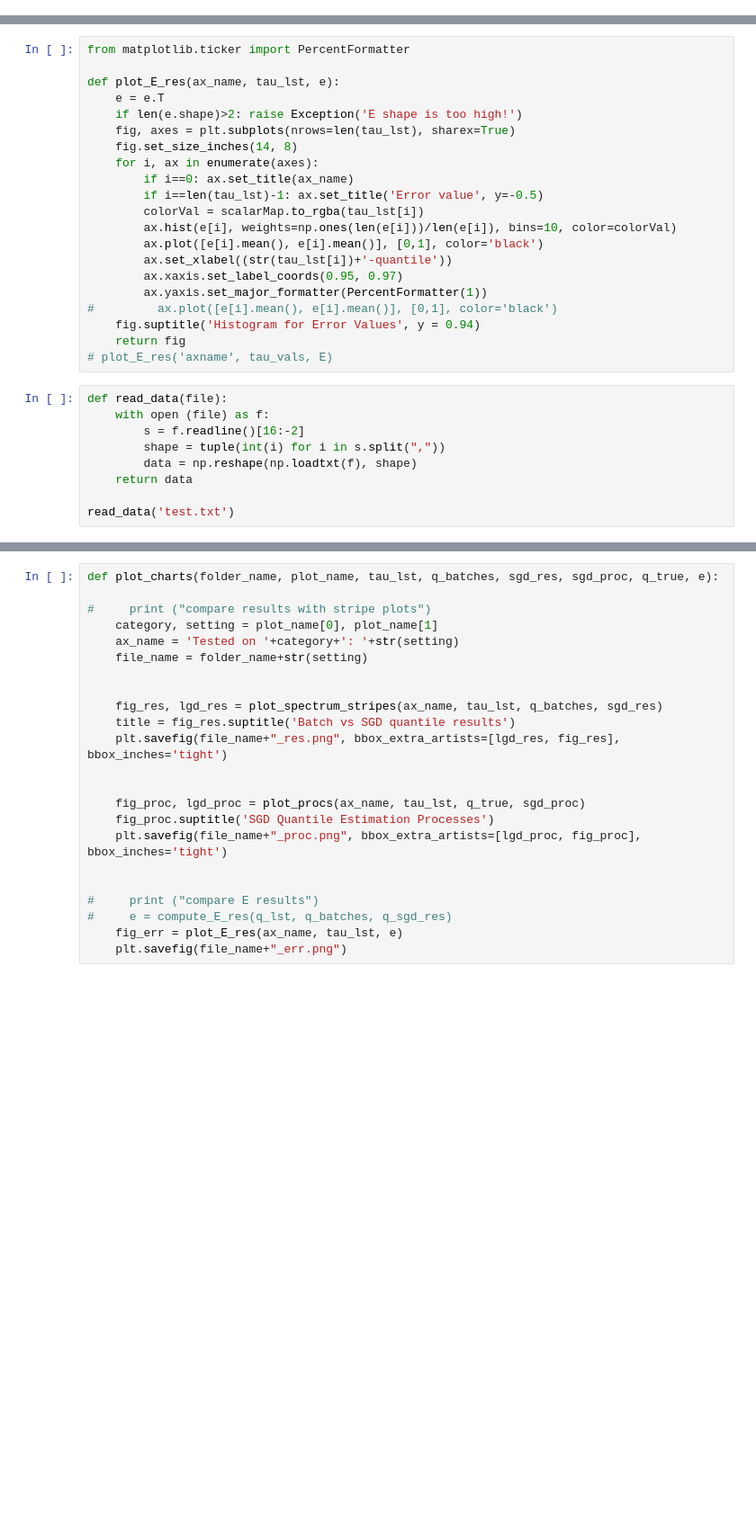
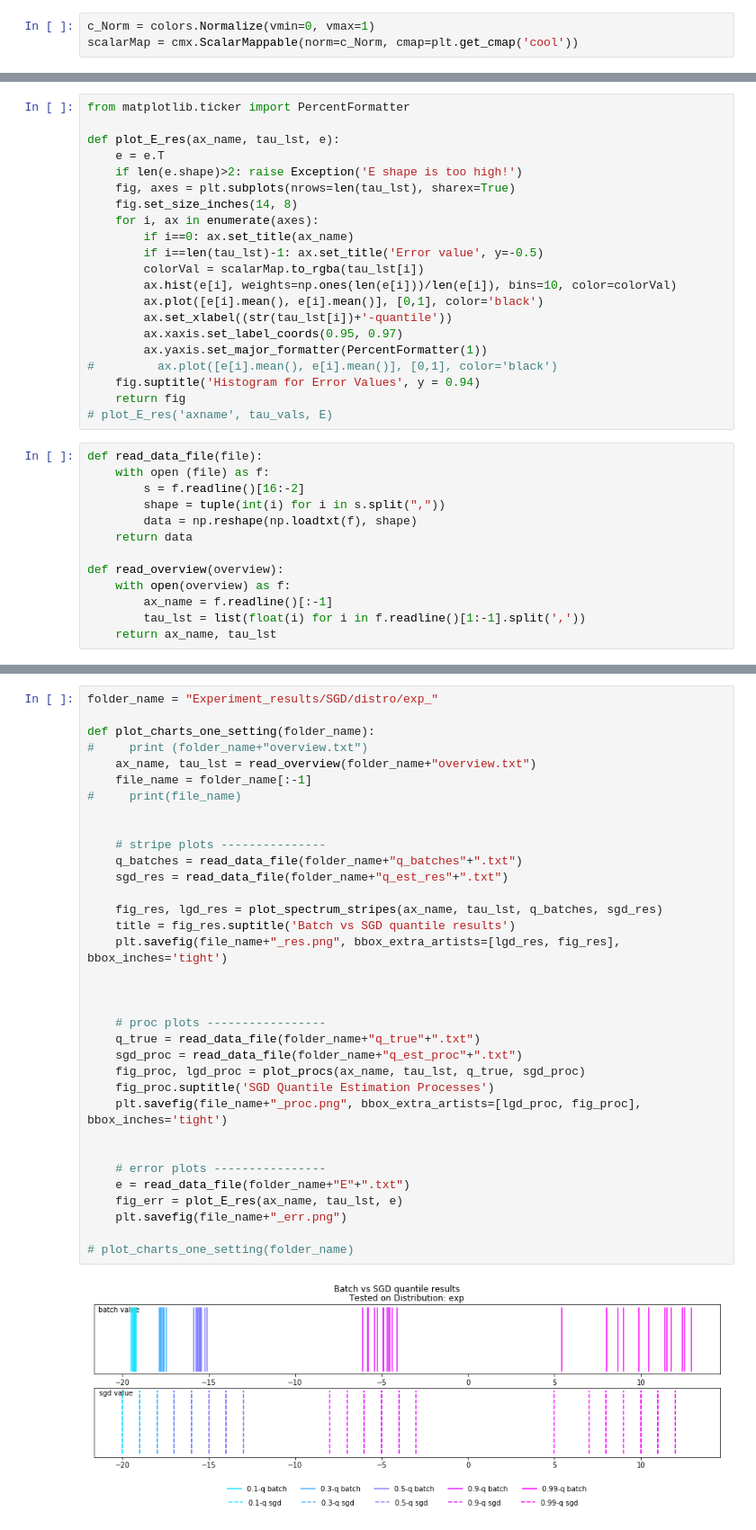
Before and after one commit to chengsoonong/eheye, a Jupyter notebook: QuantEst/sgd_est_experiment/Experiment_plots.ipynb, the cells around one changed output, grey strips where cells are left out. Shown at 90% size. Drawn from its saved outputs; the diff is of its cells as text; blank space fills up the shorter version.

Commit message:
SGD experiment plots with dataset done

```diff
--- a/QuantEst/sgd_est_experiment/Experiment_plots.ipynb
+++ b/QuantEst/sgd_est_experiment/Experiment_plots.ipynb
@@ -10,3 +13,6 @@ import os
+# %%
+c_Norm = colors.Normalize(vmin=0, vmax=1)
+scalarMap = cmx.ScalarMappable(norm=c_Norm, cmap=plt.get_cmap('cool'))
 # %%
 def plot_one_proc(tau_lst, q_proc, ax, label_on):
     for idx, q in enumerate(q_proc):
@@ -162,11 +169,15 @@ def plot_E_res(ax_name, tau_lst, e):
     return fig
 # plot_E_res('axname', tau_vals, E)
 # %%
-def read_data(file):
+def read_data_file(file):
     with open (file) as f:
         s = f.readline()[16:-2]
         shape = tuple(int(i) for i in s.split(","))
         data = np.reshape(np.loadtxt(f), shape)
     return data
 
-read_data('test.txt')
+def read_overview(overview):
+    with open(overview) as f:
+        ax_name = f.readline()[:-1]
+        tau_lst = list(float(i) for i in f.readline()[1:-1].split(','))
+    return ax_name, tau_lst
@@ -191,23 +184,36 @@ array([[[6.3939354e-08, 4.8248889e-08, 2.3890933e-08, 7.3412003e-08,
 # %%
-def plot_charts(folder_name, plot_name, tau_lst, q_batches, sgd_res, sgd_proc, q_true, e):
+folder_name = "Experiment_results/SGD/distro/exp_"
 
-#     print ("compare results with stripe plots")
-    category, setting = plot_name[0], plot_name[1]
-    ax_name = 'Tested on '+category+': '+str(setting)
-    file_name = folder_name+str(setting)
+def plot_charts_one_setting(folder_name):
+#     print (folder_name+"overview.txt")
+    ax_name, tau_lst = read_overview(folder_name+"overview.txt")
+    file_name = folder_name[:-1]
+#     print(file_name)
 
+
+    # stripe plots ---------------
+    q_batches = read_data_file(folder_name+"q_batches"+".txt")
+    sgd_res = read_data_file(folder_name+"q_est_res"+".txt")
 
     fig_res, lgd_res = plot_spectrum_stripes(ax_name, tau_lst, q_batches, sgd_res)
     title = fig_res.suptitle('Batch vs SGD quantile results')
     plt.savefig(file_name+"_res.png", bbox_extra_artists=[lgd_res, fig_res], bbox_inches='tight')
 
 
+
+    # proc plots -----------------
+    q_true = read_data_file(folder_name+"q_true"+".txt")
+    sgd_proc = read_data_file(folder_name+"q_est_proc"+".txt")
     fig_proc, lgd_proc = plot_procs(ax_name, tau_lst, q_true, sgd_proc)
     fig_proc.suptitle('SGD Quantile Estimation Processes')
     plt.savefig(file_name+"_proc.png", bbox_extra_artists=[lgd_proc, fig_proc], bbox_inches='tight')
 
 
-#     print ("compare E results")
-#     e = compute_E_res(q_lst, q_batches, q_sgd_res)
+    # error plots ----------------
+    e = read_data_file(folder_name+"E"+".txt")
     fig_err = plot_E_res(ax_name, tau_lst, e)
     plt.savefig(file_name+"_err.png")
+
+# plot_charts_one_setting(folder_name)
+# %% [output]
+[figure, added]
```
Also changed, not shown: parts of 6 cells of this notebook, 4 other files.
